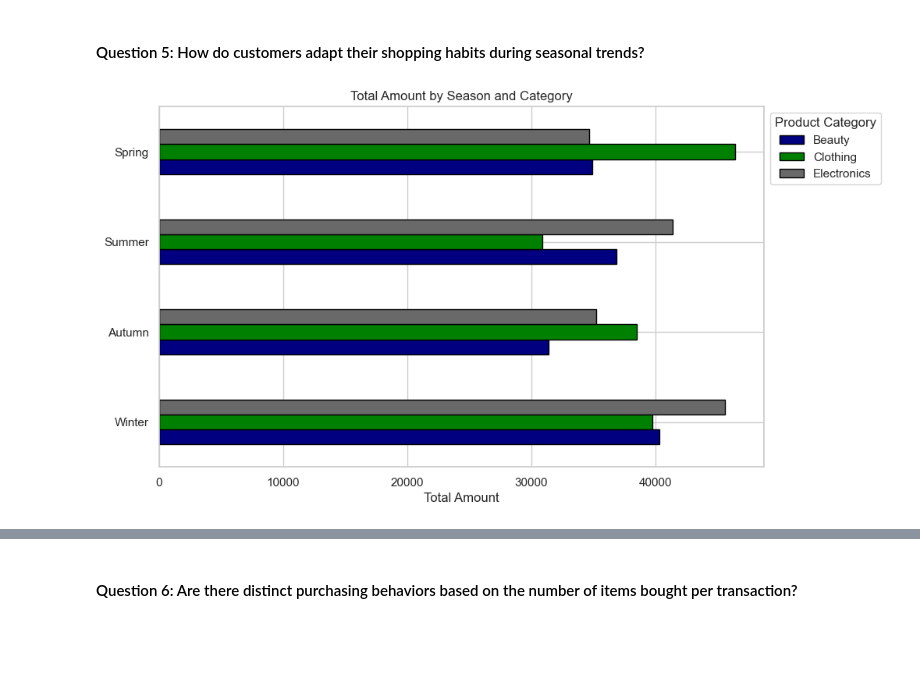
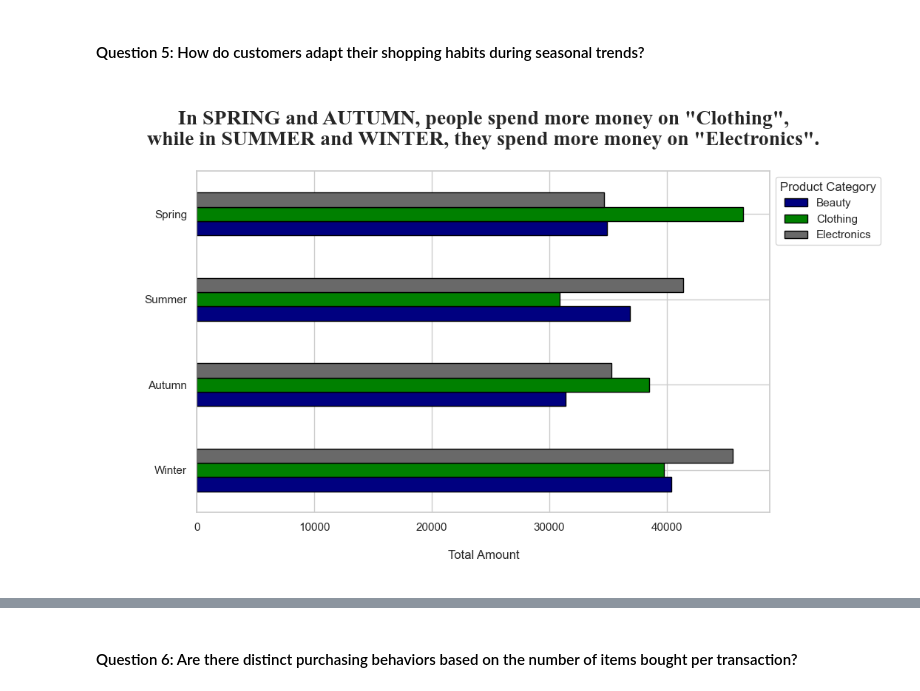
Before and after one commit to Hospoghosyan/Retail_Sales_Analysis, a Jupyter notebook: Retails_sales_analysis.ipynb, the cells around one changed output, grey strips where cells are left out. Cells and saved outputs as stored; diff of their text form; code cells hidden in the pictures; blank space fills up the shorter version.

```diff
--- a/Retails_sales_analysis.ipynb
+++ b/Retails_sales_analysis.ipynb
@@ -356,15 +356,17 @@ plt.show()
 # %%
 season_order = ['Spring', 'Summer', 'Autumn', 'Winter']
 df['Season'] = pd.Categorical(df['Season'], categories=season_order, ordered=True)
 tot_season = df.groupby(['Season', 'Category'])['Total Amount'].sum().unstack()
 
 # Plotting the bar chart
 tot_season.sort_index(ascending=False).plot(kind='barh', figsize=(10, 6), edgecolor='black', color=['navy', 'green', 'dimgray'])
-plt.title('Total Amount by Season and Category')
-plt.ylabel("")
-plt.xlabel("Total Amount")
+# plt.title('Total Amount by Season and Category')
+plt.title('\nIn SPRING and AUTUMN, people spend more money on "Clothing",\nwhile in SUMMER and WINTER, they spend more money on "Electronics".\n', fontweight='bold', fontname='Times New Roman', fontsize=20)
+# plt.tiitle('')
+plt.ylabel("  \n\n ")
+plt.xlabel("\nTotal Amount\n")
 plt.legend(title='Product Category', loc='upper left', bbox_to_anchor=(1, 1))
 plt.xticks(rotation=0)
 plt.show()
 # %% [output]
-[figure, old version]
+[figure, new version]
```
Also changed, not shown: parts of 24 cells of this notebook.
